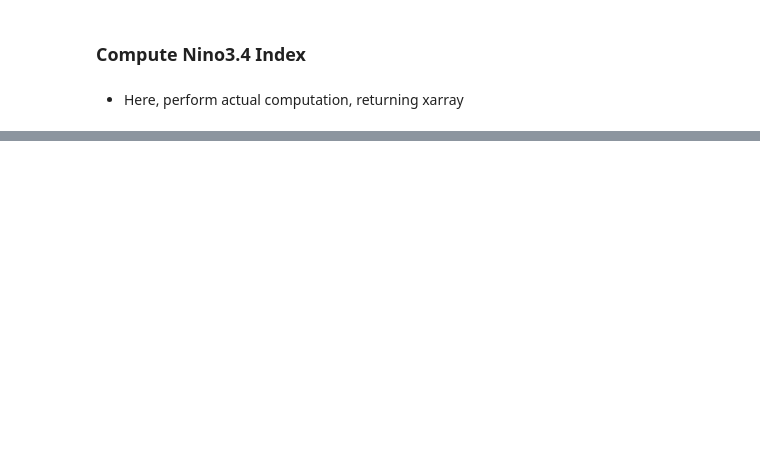
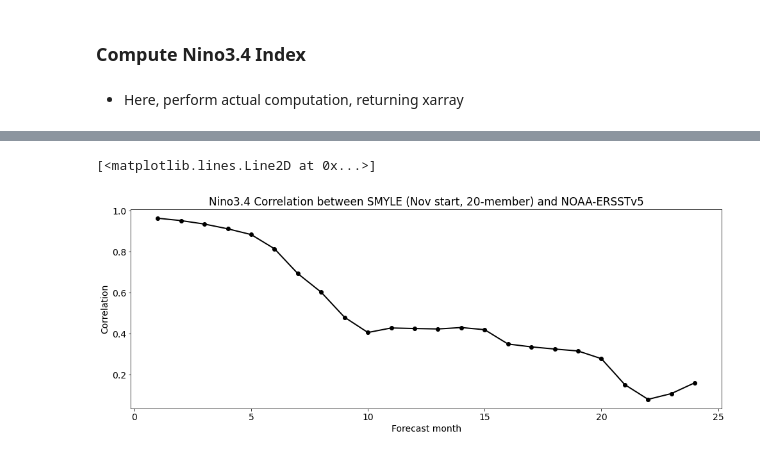
Before and after one commit to NCAR/SMYLE-analysis, a Jupyter notebook: notebooks/ENSO_check.ipynb, the cells around one changed output, grey strips where cells are left out. Cells and saved outputs as stored; diff of their text form; code cells hidden in the pictures; blank space fills up the shorter version.

```diff
--- a/notebooks/ENSO_check.ipynb
+++ b/notebooks/ENSO_check.ipynb
@@ -289,0 +323,11 @@ for i in range(nlead):
+# %%
+%%time
+# Correlation as a function of forecast month:
+ccoef   = xr.DataArray(np.zeros([smyle_nino34.sizes['L']]), dims=['L'], coords={'L':smyle_nino34['L']})
+for i in range(smyle_nino34.sizes['L']):
+    leadindex = smyle_nino34['L'].values[i]
+    smyletime = time_bound.sel(L=leadindex).mean('d2').rename({'Y':'time'})
+    smyle_em = smyle_nino34.sel(L=leadindex).mean('M').rename({'Y':'time'})
+    obs = obs_nino34.sel(time=smyletime,method='nearest')
+    smyle_em = smyle_em.assign_coords(time=("time",obs.time))
+    ccoef.values[i] = xr.corr(smyle_em, obs)
@@ -289,0 +337,12 @@ for i in range(nlead):
+# %%
+# plot correlation
+fig = plt.figure(figsize=(16,16))
+plt.rcParams['font.size'] = '14'
+ax = fig.add_axes([0.1,0.7,0.8,0.27])
+ax.set_ylabel('Correlation', fontsize=14)
+ax.set_xlabel('Forecast month')
+ax.set_title('Nino3.4 Correlation between SMYLE (Nov start, 20-member) and NOAA-ERSSTv5')
+ax.plot(ccoef.L,ccoef,color='k', marker='o',linewidth=2)
+# %% [output]
+[<matplotlib.lines.Line2D at 0x...>]
+[figure, added]
```
Also changed, not shown: parts of 12 cells of this notebook.
